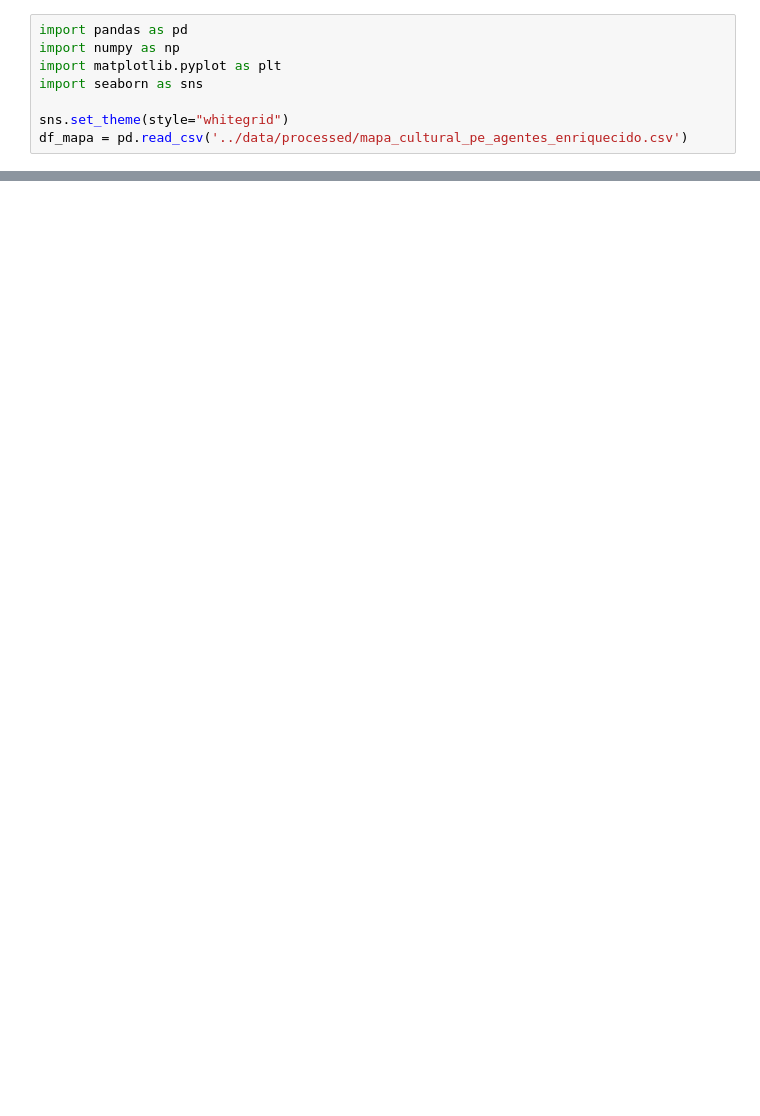
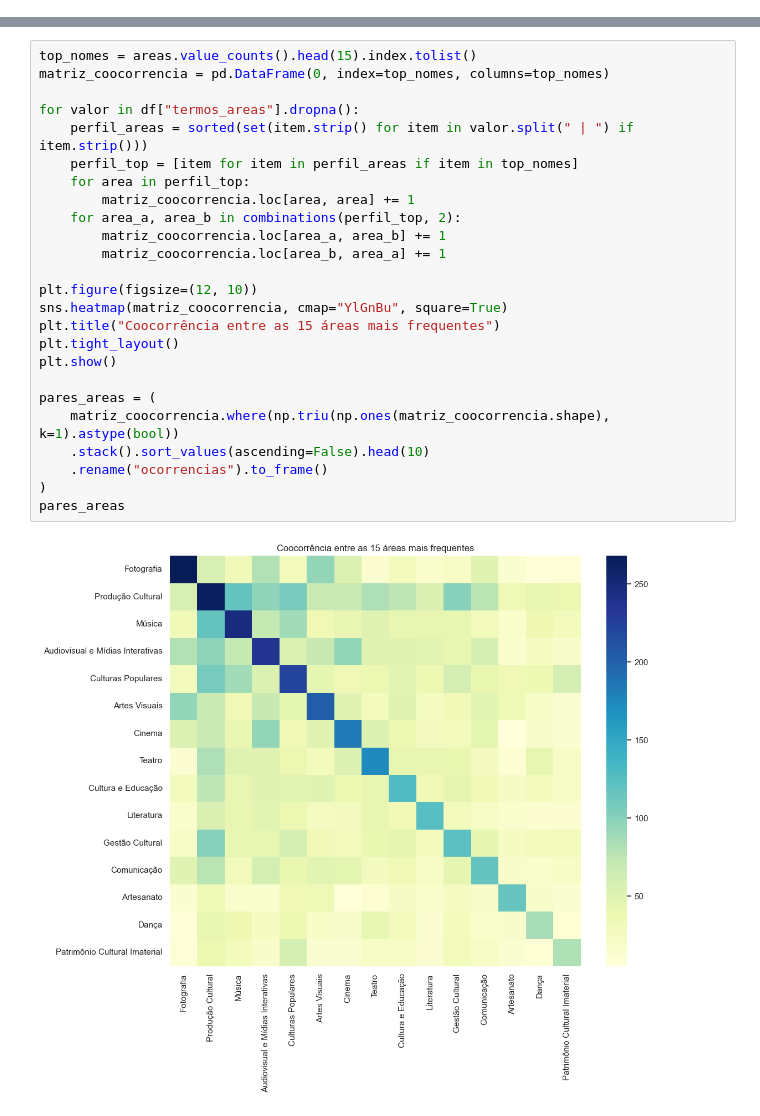
Before and after one commit to davimqz/FlowCarreiras, a Jupyter notebook: analise-dados/notebooks/02_eda_mapa_cultural_pe.ipynb, the cells around one changed output, grey strips where cells are left out. Drawn from its saved outputs; the diff is of its cells as text; blank space fills up the shorter version.

```diff
--- a/analise-dados/notebooks/02_eda_mapa_cultural_pe.ipynb
+++ b/analise-dados/notebooks/02_eda_mapa_cultural_pe.ipynb
@@ -12,8 +0,0 @@ O objetivo desta etapa é mapear padrões iniciais, distribuições e disparidad
-# %%
-import pandas as pd
-import numpy as np
-import matplotlib.pyplot as plt
-import seaborn as sns
-
-sns.set_theme(style="whitegrid")
-df_mapa = pd.read_csv('../data/processed/mapa_cultural_pe_agentes_enriquecido.csv')
@@ -87,0 +175,27 @@ plt.show()
+# %%
+top_nomes = areas.value_counts().head(15).index.tolist()
+matriz_coocorrencia = pd.DataFrame(0, index=top_nomes, columns=top_nomes)
+
+for valor in df["termos_areas"].dropna():
+    perfil_areas = sorted(set(item.strip() for item in valor.split(" | ") if item.strip()))
+    perfil_top = [item for item in perfil_areas if item in top_nomes]
+    for area in perfil_top:
+        matriz_coocorrencia.loc[area, area] += 1
+    for area_a, area_b in combinations(perfil_top, 2):
+        matriz_coocorrencia.loc[area_a, area_b] += 1
+        matriz_coocorrencia.loc[area_b, area_a] += 1
+
+plt.figure(figsize=(12, 10))
+sns.heatmap(matriz_coocorrencia, cmap="YlGnBu", square=True)
+plt.title("Coocorrência entre as 15 áreas mais frequentes")
+plt.tight_layout()
+plt.show()
+
+pares_areas = (
+    matriz_coocorrencia.where(np.triu(np.ones(matriz_coocorrencia.shape), k=1).astype(bool))
+    .stack().sort_values(ascending=False).head(10)
+    .rename("ocorrencias").to_frame()
+)
+pares_areas
+# %% [output]
+[figure, added]
```
Also changed, not shown: parts of 32 cells of this notebook, 21 other files.
